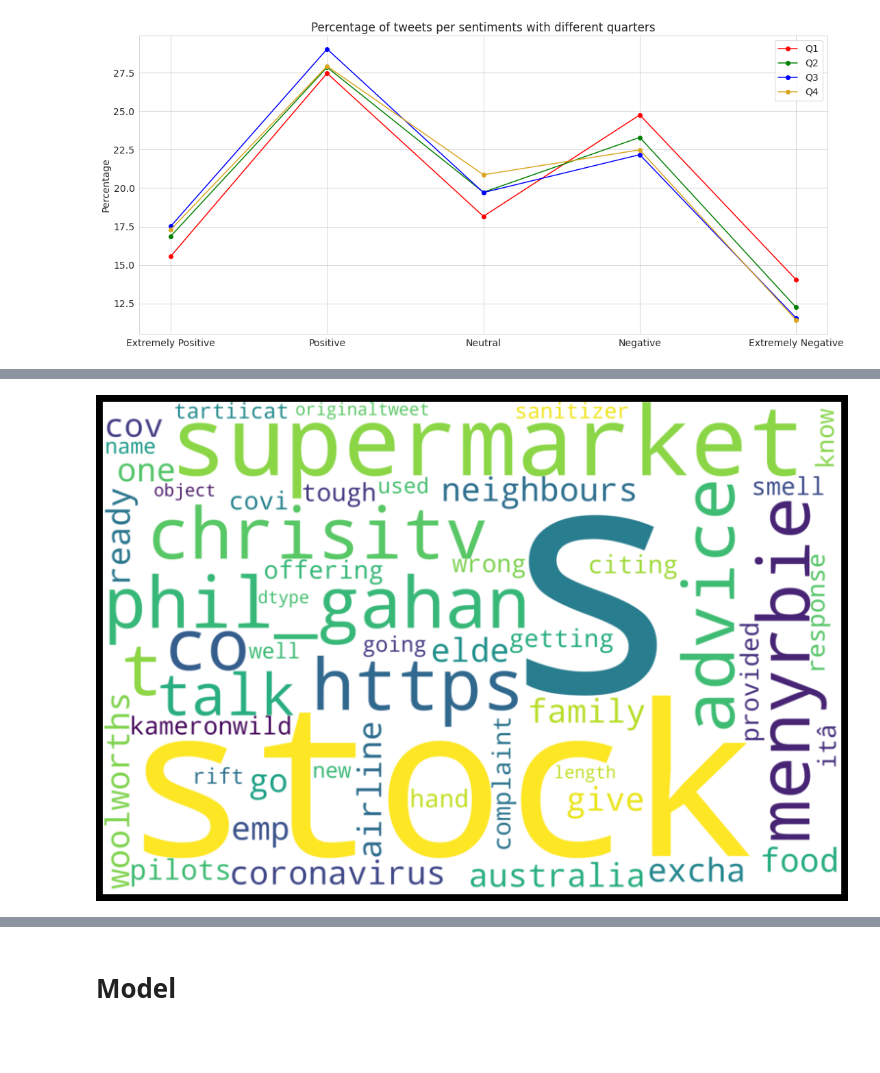
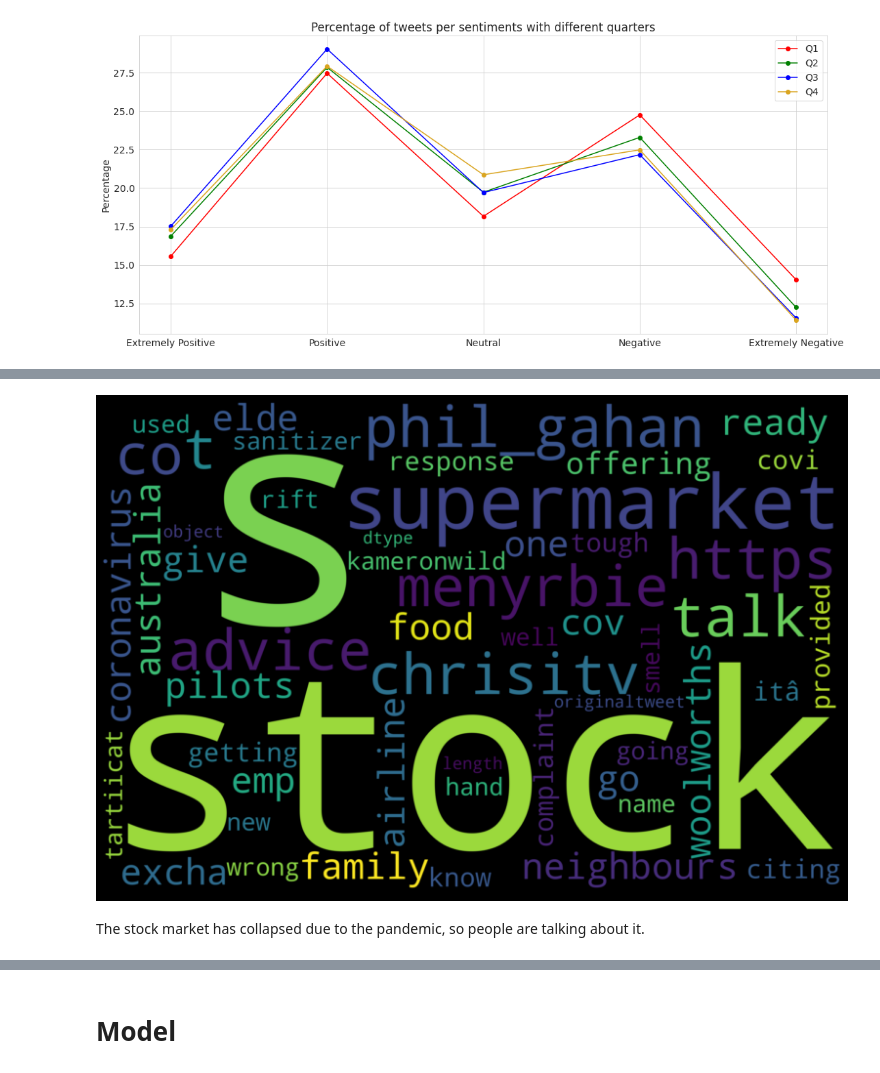
Before and after one commit to Gaurav2912/Coronavirus-Tweet-Sentiment-Analysis, a Jupyter notebook: Coronavirus_Tweet_Sentiment_Analysis_Capstone_Project.ipynb, the cells around one changed output, grey strips where cells are left out. Drawn from its saved outputs; the diff is of its cells as text; code cells hidden in the pictures; blank space fills up the shorter version.

```diff
--- a/Coronavirus_Tweet_Sentiment_Analysis_Capstone_Project.ipynb
+++ b/Coronavirus_Tweet_Sentiment_Analysis_Capstone_Project.ipynb
@@ -723,2 +753,0 @@ def stemming(text):
-# %%
-tweet_df['tokenized_tweet'] = tweet_df['tokenized_tweet'].apply(stemming)
@@ -734,2 +753,0 @@ array(['Neutral', 'Positive', 'Extremely Negative', 'Negative',
-# %%
-tweet_df['len_tokenized_tweet'] = tweet_df['tokenized_tweet'].apply(len)
@@ -759,20 +906,33 @@ sns.jointplot(data= tweet_df, x= 'length_of_tweet', y= 'len_tokenized_tweet', ki
+# %%
+from wordcloud import WordCloud, STOPWORDS
+
+def wordcloud_poster(text, background_color, width, height):
+    '''
+    return WordCloud poster object.
+    '''
+
+    wordcloud = WordCloud(
+      width = width,
+      height = height,
+      background_color = background_color,
+      stopwords = STOPWORDS).generate(str(text).lower())
+
+    return wordcloud
 # %%
-from wordcloud import WordCloud, STOPWORDS
-text = tweet_df['OriginalTweet']
+# passing original tweet as text
+wordcloud = wordcloud_poster(text = tweet_df['OriginalTweet'],
+                              background_color= 'black', width=3000 , height= 2000)
 
-def wordcloud_poster():
-  wordcloud = WordCloud(
-      width = 3000,
-      height = 2000,
-      background_color = bg_col,
-      stopwords = STOPWORDS).generate(str(text).lower())
-  fig = plt.figure(
-      figsize = (12,7),
-      facecolor = 'k',
-      edgecolor = 'k')
-  plt.imshow(wordcloud, interpolation = 'bilinear')
-  plt.axis('off')
-  plt.tight_layout(pad=0)
-  plt.show()
+fig = plt.figure(
+    figsize = (14,7),
+    facecolor = 'k',
+    edgecolor = 'k')
+
+plt.imshow(wordcloud, interpolation = 'bilinear')
+plt.axis('off')
+plt.tight_layout(pad=0)
+plt.show()
 # %% [output]
-[figure, old version]
+[figure, new version]
+# %% [markdown]
+The stock market has collapsed due to the pandemic, so people are talking about it.
```
Also changed, not shown: parts of 70 cells of this notebook.
